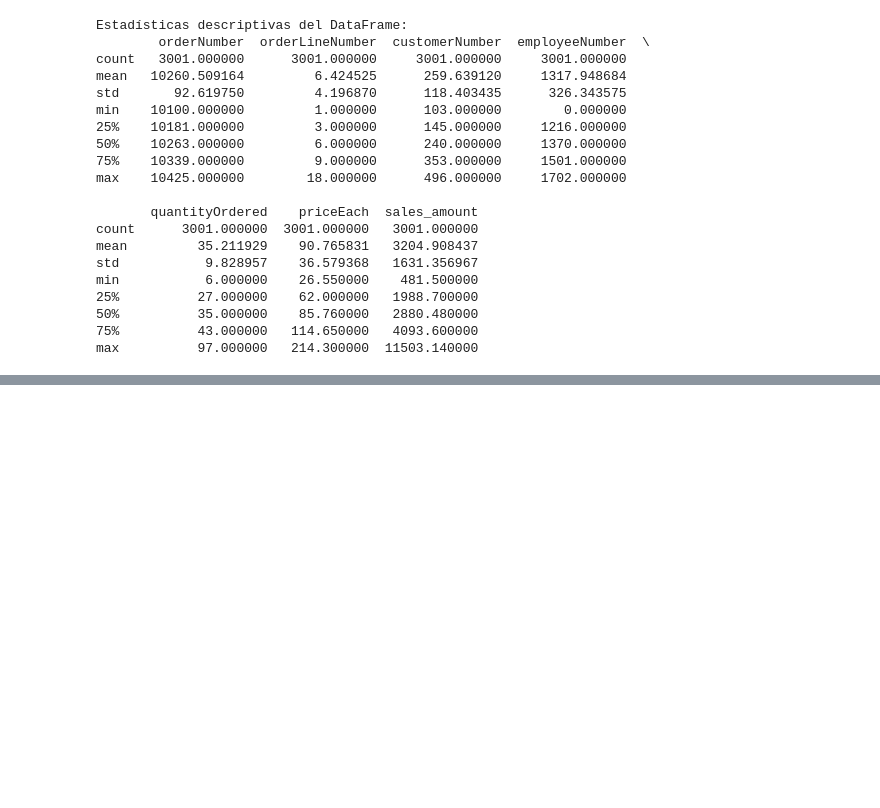
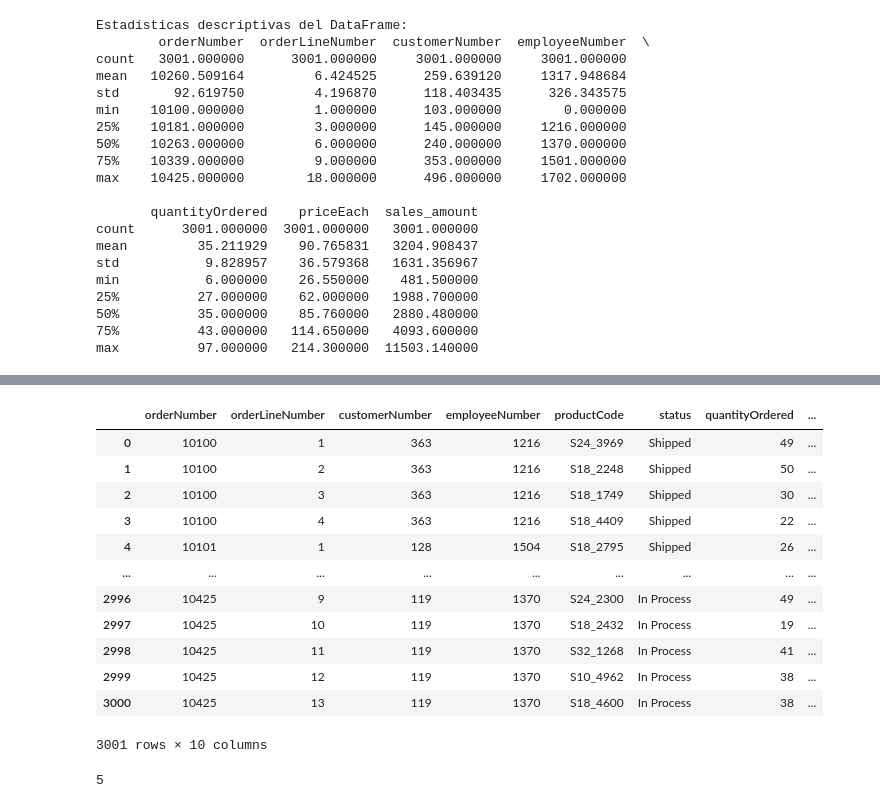
Before and after one commit to emi1977/datasciencemi, a Jupyter notebook: ejercicioperfilado/04.1.Ejercicio_DataQ_Perfilado.ipynb, the cells around one changed output, grey strips where cells are left out. Cells and saved outputs as stored; diff of their text form; code cells hidden in the pictures; blank space fills up the shorter version.

```diff
--- a/ejercicioperfilado/04.1.Ejercicio_DataQ_Perfilado.ipynb
+++ b/ejercicioperfilado/04.1.Ejercicio_DataQ_Perfilado.ipynb
@@ -84,3 +84,17 @@ sales_df['orderDate'].value_counts()
 0000-00-00    2998
 2038-09-00       3
 Name: orderDate, dtype: int64
+# %%
+#le voy a pedir que identifica las columnas de fecha y valore si están igual de mal y que si es así las borre
+# Identificar valores incorrectos en columnas de tipo fecha
+threshold = 0.5  # Umbral del 50%
+date_columns = ['orderDate', 'shippedDate', 'requiredDate']
+columns_to_drop = []
+
+for col in date_columns:
+    invalid_dates = sales_df[col].apply(lambda x: pd.to_datetime(x, errors='coerce', format='%Y-%m-%d') is pd.NaT)
+    if invalid_dates.mean() > threshold:
+        columns_to_drop.append(col)
+# %%
+#elimina las columnas identificadas
+sales_df_cleaned = sales_df.drop(columns=columns_to_drop)
@@ -199,0 +246,2 @@ Name: origin, dtype: int64
+# %%
+sales_df_cleaned = sales_df_cleaned.drop(columns=['comments'])
@@ -199,0 +269,20 @@ Name: origin, dtype: int64
+# %%
+sales_df_cleaned
+# %% [output]
+|  | orderNumber | orderLineNumber | customerNumber | employeeNumber | productCode | status | quantityOrdered | ... |
+| 0 | 10100 | 1 | 363 | 1216 | S24_3969 | Shipped | 49 | ... |
+| 1 | 10100 | 2 | 363 | 1216 | S18_2248 | Shipped | 50 | ... |
+| 2 | 10100 | 3 | 363 | 1216 | S18_1749 | Shipped | 30 | ... |
+| 3 | 10100 | 4 | 363 | 1216 | S18_4409 | Shipped | 22 | ... |
+| 4 | 10101 | 1 | 128 | 1504 | S18_2795 | Shipped | 26 | ... |
+| ... | ... | ... | ... | ... | ... | ... | ... | ... |
+| 2996 | 10425 | 9 | 119 | 1370 | S24_2300 | In Process | 49 | ... |
+| 2997 | 10425 | 10 | 119 | 1370 | S18_2432 | In Process | 19 | ... |
+| 2998 | 10425 | 11 | 119 | 1370 | S32_1268 | In Process | 41 | ... |
+| 2999 | 10425 | 12 | 119 | 1370 | S10_4962 | In Process | 38 | ... |
+| 3000 | 10425 | 13 | 119 | 1370 | S18_4600 | In Process | 38 | ... |
+3001 rows × 10 columns
+# %%
+print(sales_df_cleaned.duplicated().sum())
+# %% [output]
+5
```
Also changed, not shown: parts of 14 cells of this notebook, 2 other files.
